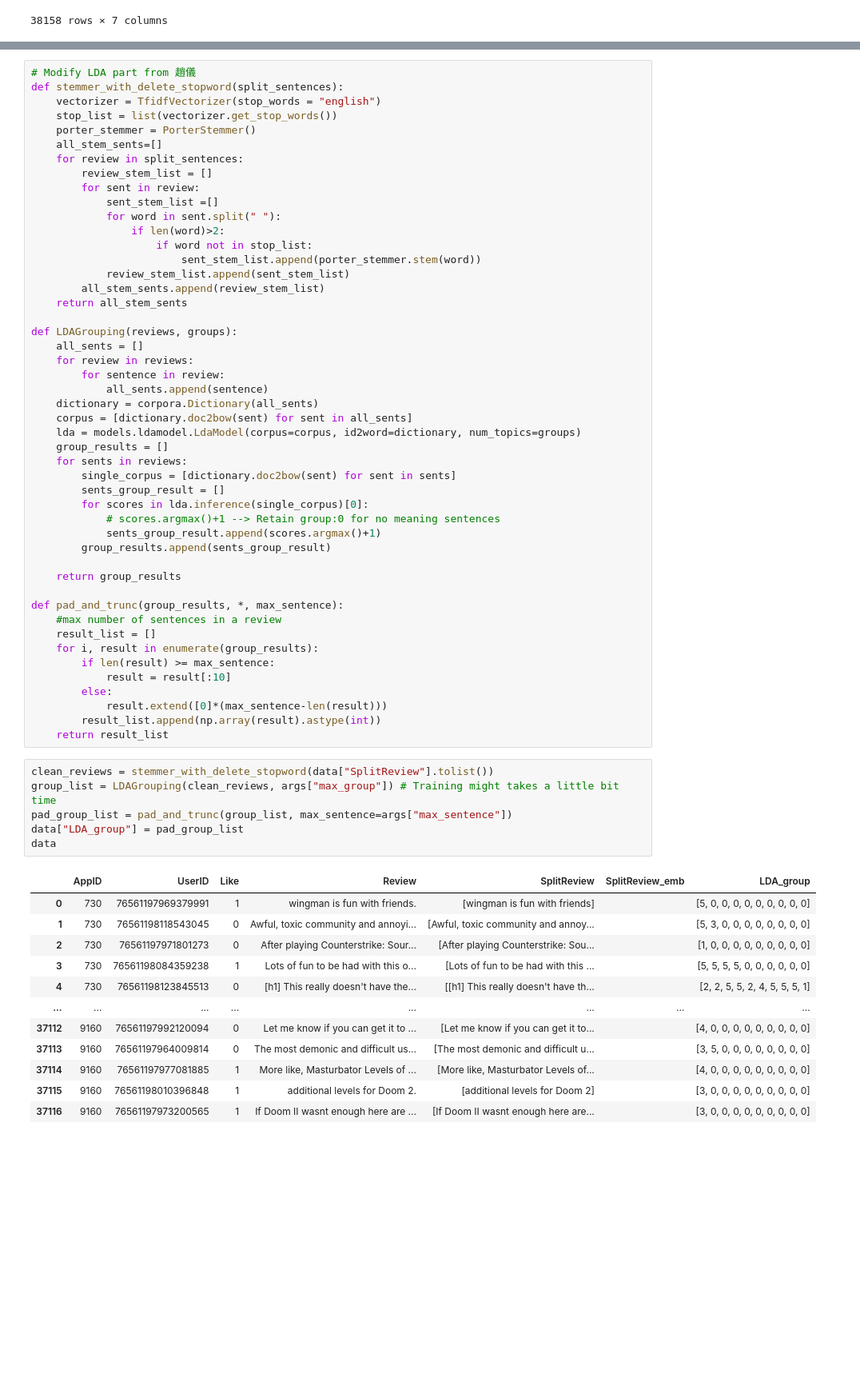
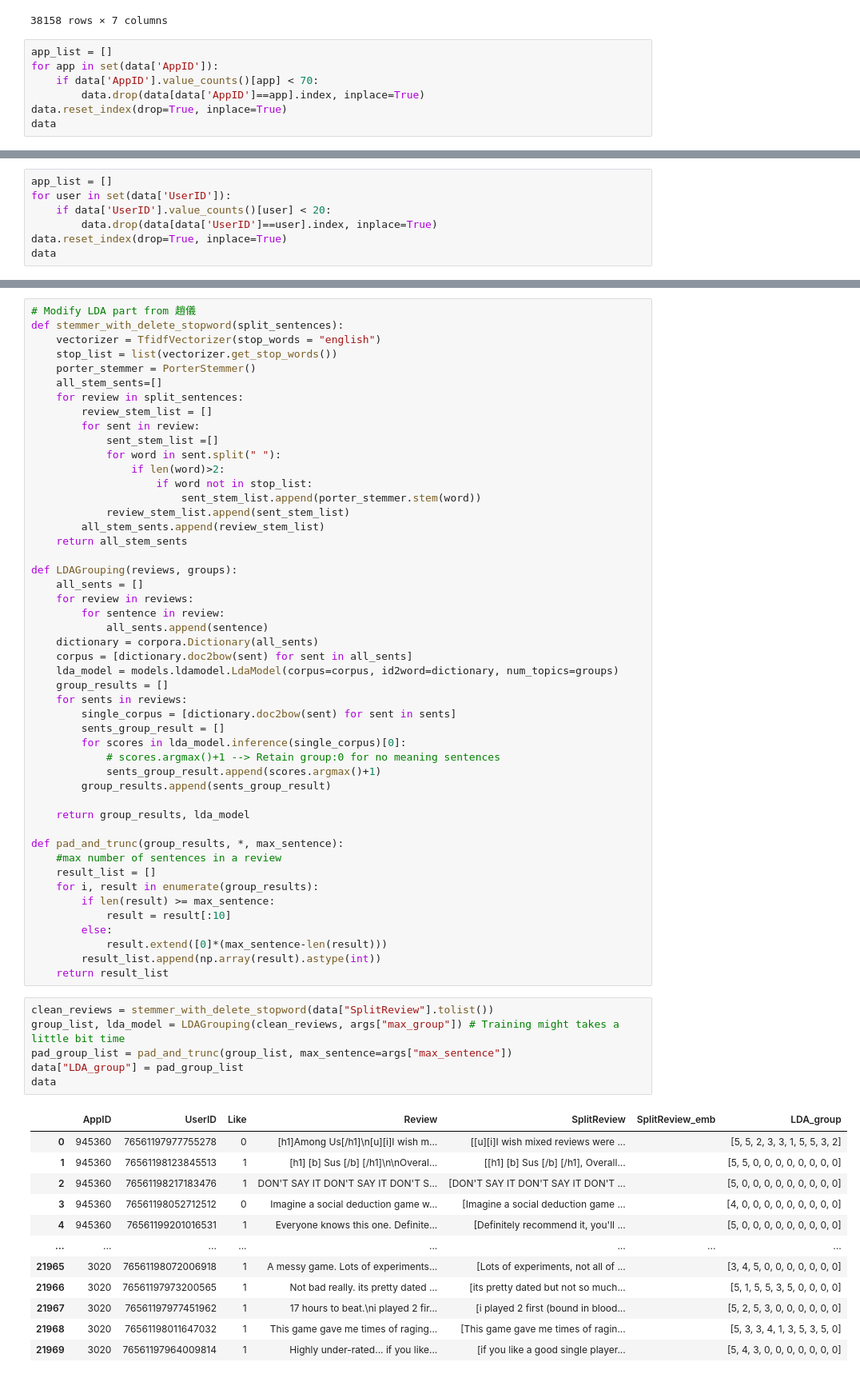
Before and after one commit to Albert40727/CL_HIAM, a Jupyter notebook: preprocess.ipynb, the cells around one changed output, grey strips where cells are left out. Shown at 80% size. Saved outputs shown, nothing was run; the diff lists cells and outputs as text; blank space fills up the shorter version.

```diff
--- a/preprocess.ipynb
+++ b/preprocess.ipynb
@@ -94,3 +94,10 @@ dtype: object
 | 38156 | 9160 | 76561198010396848 | 1 | additional levels for Doom 2. |  |  |  |
 | 38157 | 9160 | 76561197973200565 | 1 | If Doom II wasnt enough here are ... |  |  |  |
 38158 rows × 7 columns
+# %%
+app_list = []
+for app in set(data['AppID']):
+    if data['AppID'].value_counts()[app] < 70:
+        data.drop(data[data['AppID']==app].index, inplace=True)
+data.reset_index(drop=True, inplace=True)
+data
@@ -96,0 +118,7 @@ dtype: object
+# %%
+app_list = []
+for user in set(data['UserID']):
+    if data['UserID'].value_counts()[user] < 20:
+        data.drop(data[data['UserID']==user].index, inplace=True)
+data.reset_index(drop=True, inplace=True)
+data
@@ -197,17 +239,17 @@ def LDAGrouping(reviews, groups):
             all_sents.append(sentence)
     dictionary = corpora.Dictionary(all_sents)
     corpus = [dictionary.doc2bow(sent) for sent in all_sents]
-    lda = models.ldamodel.LdaModel(corpus=corpus, id2word=dictionary, num_topics=groups)
+    lda_model = models.ldamodel.LdaModel(corpus=corpus, id2word=dictionary, num_topics=groups)
     group_results = []
     for sents in reviews:
         single_corpus = [dictionary.doc2bow(sent) for sent in sents]
         sents_group_result = []
-        for scores in lda.inference(single_corpus)[0]:
+        for scores in lda_model.inference(single_corpus)[0]:
             # scores.argmax()+1 --> Retain group:0 for no meaning sentences
             sents_group_result.append(scores.argmax()+1)
         group_results.append(sents_group_result)
 
-    return group_results
+    return group_results, lda_model
 
 def pad_and_trunc(group_results, *, max_sentence):
     #max number of sentences in a review
@@ -221,20 +263,20 @@ def pad_and_trunc(group_results, *, max_sentence):
     return result_list
 # %%
 clean_reviews = stemmer_with_delete_stopword(data["SplitReview"].tolist())
-group_list = LDAGrouping(clean_reviews, args["max_group"]) # Training might takes a little bit time
+group_list, lda_model = LDAGrouping(clean_reviews, args["max_group"]) # Training might takes a little bit time
 pad_group_list = pad_and_trunc(group_list, max_sentence=args["max_sentence"])
 data["LDA_group"] = pad_group_list
 data
 # %% [output]
 |  | AppID | UserID | Like | Review | SplitReview | SplitReview_emb | LDA_group |
-| 0 | 730 | 76561197969379991 | 1 | wingman is fun with friends. | [wingman is fun with friends] |  | [5, 0, 0, 0, 0, 0, 0, 0, 0, 0] |
-| 1 | 730 | 76561198118543045 | 0 | Awful, toxic community and annoyi... | [Awful, toxic community and annoy... |  | [5, 3, 0, 0, 0, 0, 0, 0, 0, 0] |
-| 2 | 730 | 76561197971801273 | 0 | After playing Counterstrike: Sour... | [After playing Counterstrike: Sou... |  | [1, 0, 0, 0, 0, 0, 0, 0, 0, 0] |
-| 3 | 730 | 76561198084359238 | 1 | Lots of fun to be had with this o... | [Lots of fun to be had with this ... |  | [5, 5, 5, 5, 0, 0, 0, 0, 0, 0] |
-| 4 | 730 | 76561198123845513 | 0 | [h1] This really doesn't have the... | [[h1] This really doesn't have th... |  | [2, 2, 5, 5, 2, 4, 5, 5, 5, 1] |
+| 0 | 945360 | 76561197977755278 | 0 | [h1]Among Us[/h1]\n[u][i]I wish m... | [[u][i]I wish mixed reviews were ... |  | [5, 5, 2, 3, 3, 1, 5, 5, 3, 2] |
+| 1 | 945360 | 76561198123845513 | 1 | [h1] [b] Sus [/b] [/h1]\n\nOveral... | [[h1] [b] Sus [/b] [/h1], Overall... |  | [5, 5, 0, 0, 0, 0, 0, 0, 0, 0] |
+| 2 | 945360 | 76561198217183476 | 1 | DON'T SAY IT DON'T SAY IT DON'T S... | [DON'T SAY IT DON'T SAY IT DON'T ... |  | [5, 0, 0, 0, 0, 0, 0, 0, 0, 0] |
+| 3 | 945360 | 76561198052712512 | 0 | Imagine a social deduction game w... | [Imagine a social deduction game ... |  | [4, 0, 0, 0, 0, 0, 0, 0, 0, 0] |
+| 4 | 945360 | 76561199201016531 | 1 | Everyone knows this one. Definite... | [Definitely recommend it, you'll ... |  | [5, 0, 0, 0, 0, 0, 0, 0, 0, 0] |
 | ... | ... | ... | ... | ... | ... | ... | ... |
-| 37112 | 9160 | 76561197992120094 | 0 | Let me know if you can get it to ... | [Let me know if you can get it to... |  | [4, 0, 0, 0, 0, 0, 0, 0, 0, 0] |
-| 37113 | 9160 | 76561197964009814 | 0 | The most demonic and difficult us... | [The most demonic and difficult u... |  | [3, 5, 0, 0, 0, 0, 0, 0, 0, 0] |
-| 37114 | 9160 | 76561197977081885 | 1 | More like, Masturbator Levels of ... | [More like, Masturbator Levels of... |  | [4, 0, 0, 0, 0, 0, 0, 0, 0, 0] |
-| 37115 | 9160 | 76561198010396848 | 1 | additional levels for Doom 2. | [additional levels for Doom 2] |  | [3, 0, 0, 0, 0, 0, 0, 0, 0, 0] |
-| 37116 | 9160 | 76561197973200565 | 1 | If Doom II wasnt enough here are ... | [If Doom II wasnt enough here are... |  | [3, 0, 0, 0, 0, 0, 0, 0, 0, 0] |
+| 21965 | 3020 | 76561198072006918 | 1 | A messy game. Lots of experiments... | [Lots of experiments, not all of ... |  | [3, 4, 5, 0, 0, 0, 0, 0, 0, 0] |
+| 21966 | 3020 | 76561197973200565 | 1 | Not bad really. its pretty dated ... | [its pretty dated but not so much... |  | [5, 1, 5, 5, 3, 5, 0, 0, 0, 0] |
+| 21967 | 3020 | 76561197977451962 | 1 | 17 hours to beat.\ni played 2 fir... | [i played 2 first (bound in blood... |  | [5, 2, 5, 3, 0, 0, 0, 0, 0, 0] |
+| 21968 | 3020 | 76561198011647032 | 1 | This game gave me times of raging... | [This game gave me times of ragin... |  | [5, 3, 3, 4, 1, 3, 5, 3, 5, 0] |
+| 21969 | 3020 | 76561197964009814 | 1 | Highly under-rated... if you like... | [if you like a good single player... |  | [5, 4, 3, 0, 0, 0, 0, 0, 0, 0] |
```
Also changed, not shown: parts of 20 cells of this notebook, 5 other files.
